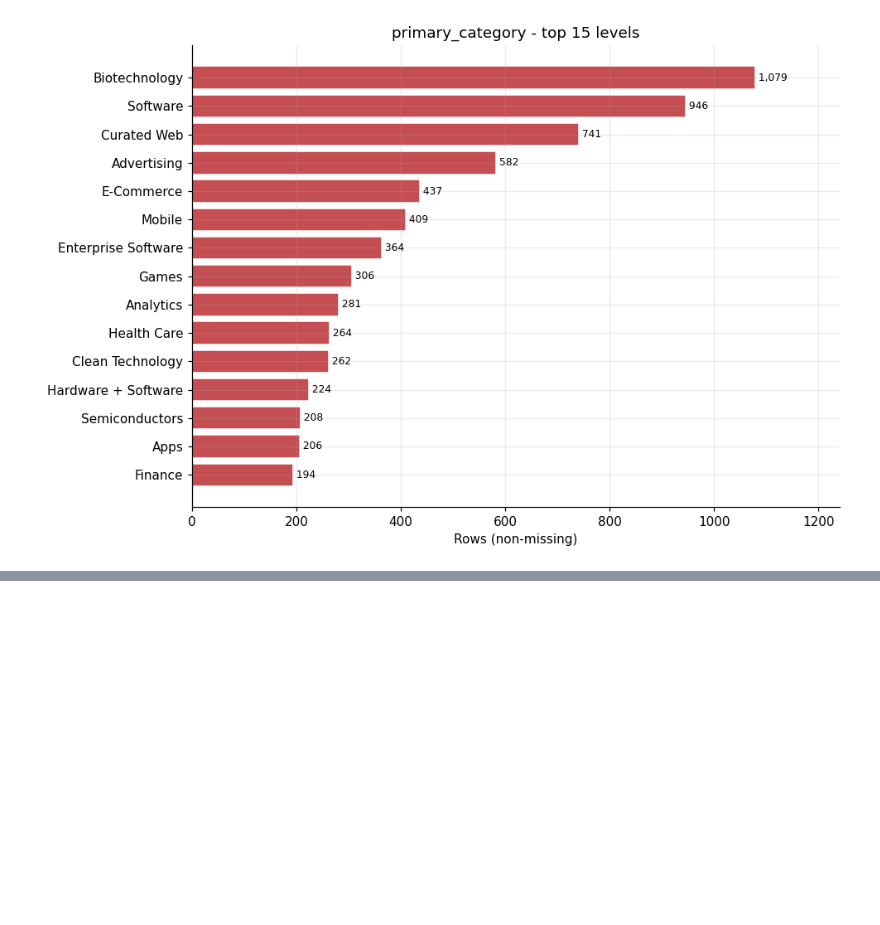
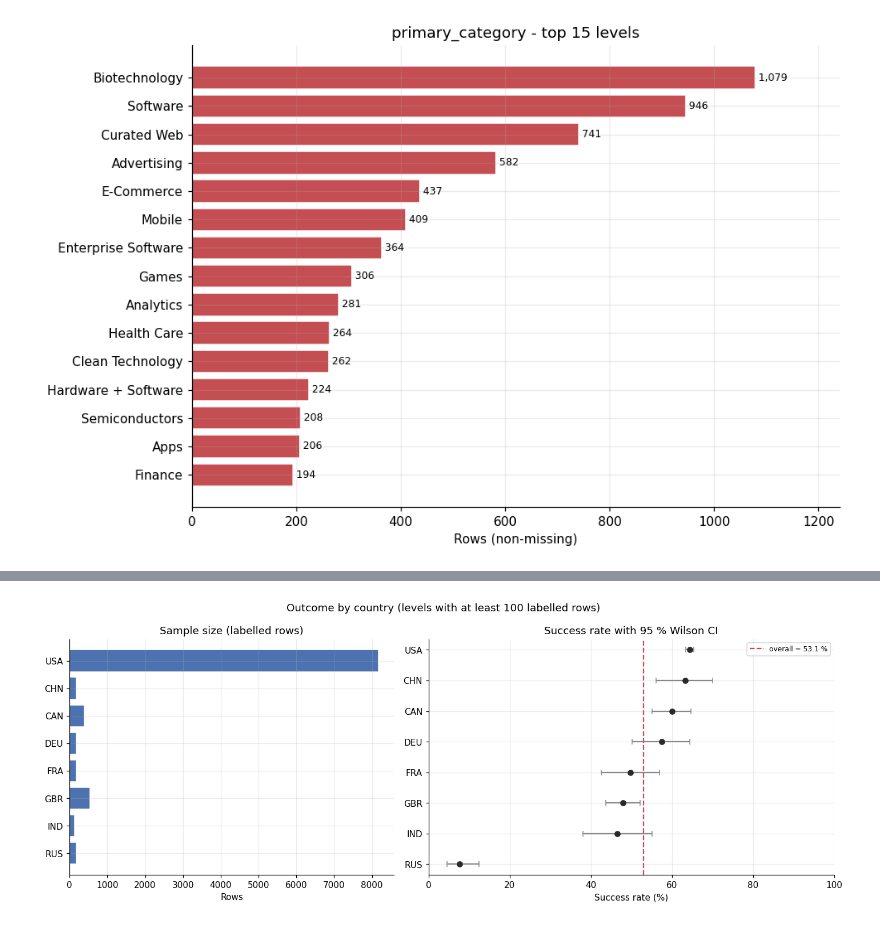
Before and after one commit to saciAb-ai/startup-success-prediction, a Jupyter notebook: notebooks/01_eda.ipynb, the cells around one changed output, grey strips where cells are left out. Saved outputs shown, nothing was run; the diff lists cells and outputs as text; code cells hidden in the pictures; blank space fills up the shorter version.

```diff
--- a/notebooks/01_eda.ipynb
+++ b/notebooks/01_eda.ipynb
@@ -1113,0 +1352,79 @@ plot_top_categories(
+# %%
+def wilson_interval(successes, total, z=1.96):
+    proportion = successes / total
+    denominator = 1 + z * z / total
+    centre = (proportion + z * z / (2 * total)) / denominator
+    half_width = (
+        z
+        * np.sqrt(proportion * (1 - proportion) / total + z * z / (4 * total * total))
+        / denominator
+    )
+    return centre - half_width, centre + half_width
+
+
+def outcome_by_category(series, target, min_rows=100):
+    frame = pd.DataFrame({"category": series, "target": target}).dropna(
+        subset=["category"]
+    )
+    grouped = frame.groupby("category", observed=True)["target"].agg(
+        count="count", successes="sum"
+    )
+    grouped = grouped[grouped["count"] >= min_rows].sort_values(
+        "count", ascending=False
+    )
+    grouped["success_rate (%)"] = 100 * grouped["successes"] / grouped["count"]
+    low, high = wilson_interval(
+        grouped["successes"].to_numpy(), grouped["count"].to_numpy()
+    )
+    grouped["CI low (%)"] = 100 * low
+    grouped["CI high (%)"] = 100 * high
+    return grouped
+
+
+def plot_outcome_by_category(table, title, figsize=(13, 5)):
+    ordered = table.sort_values("success_rate (%)")
+    fig, axes = plt.subplots(
+        1, 2, figsize=figsize, gridspec_kw={"width_ratios": [1, 1.25]}
+    )
+    axes[0].barh(ordered.index, ordered["count"], color="#4C72B0", edgecolor="white")
+    axes[0].set_title("Sample size (labelled rows)")
+    axes[0].set_xlabel("Rows")
+    axes[0].set_ylabel("")
+    axes[1].errorbar(
+        ordered["success_rate (%)"],
+        ordered.index,
+        xerr=[
+            ordered["success_rate (%)"] - ordered["CI low (%)"],
+            ordered["CI high (%)"] - ordered["success_rate (%)"],
+        ],
+        fmt="o",
+        color="#2A2A2A",
+        ecolor="#888888",
+        capsize=3,
+        markersize=6,
+    )
+    axes[1].axvline(
+        100 * dataset["target"].mean(),
+        color="#C44E52",
+        linestyle="--",
+        label=f"overall = {100 * dataset['target'].mean():.1f} %",
+    )
+    axes[1].set_xlim(0, 100)
+    axes[1].set_xlabel("Success rate (%)")
+    axes[1].set_ylabel("")
+    axes[1].set_title("Success rate with 95 % Wilson CI")
+    axes[1].legend(fontsize=8)
+    fig.suptitle(title)
+    plt.tight_layout()
+    plt.show()
+
+
+country_outcomes = outcome_by_category(
+    dataset["country_code"], dataset["target"], min_rows=100
+)
+display(country_outcomes.round(1))
+plot_outcome_by_category(
+    country_outcomes,
+    "Outcome by country (levels with at least 100 labelled rows)",
+)
+# %% [output]
@@ -1113,0 +1441 @@ plot_top_categories(
+[figure, added]
```
Also changed, not shown: parts of 34 cells of this notebook, 1 other file.
